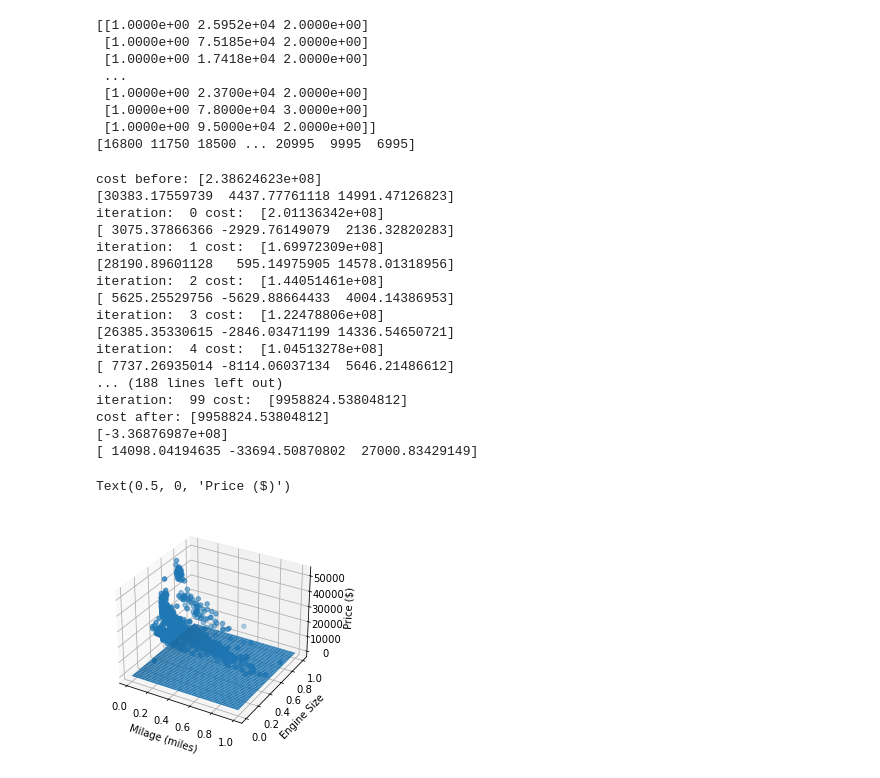
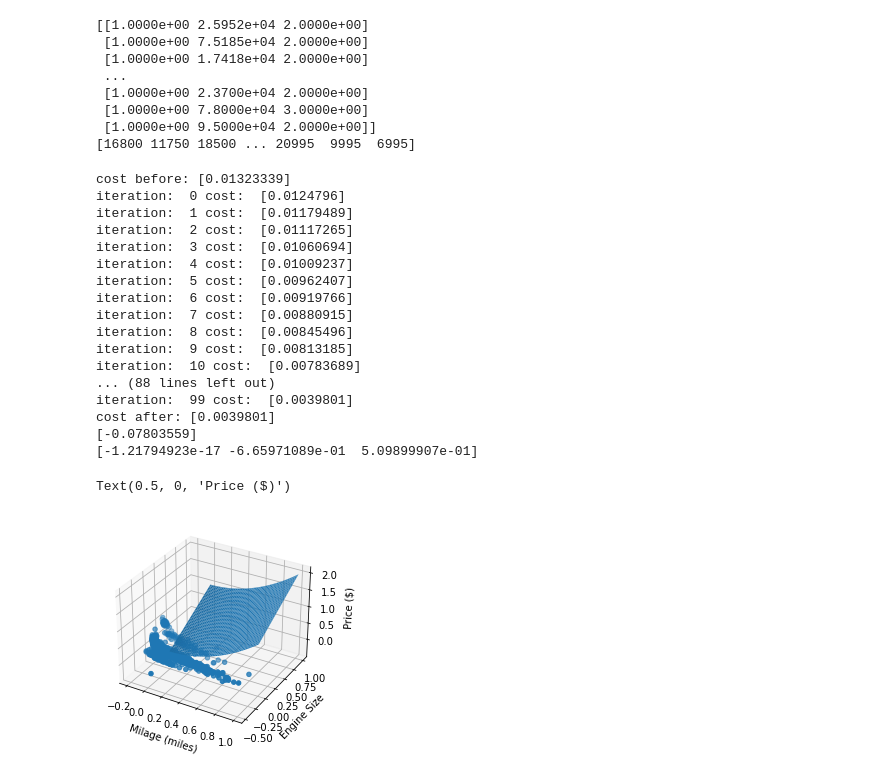
Before and after one commit to Zjjc123/stanford-ml-course, a Jupyter notebook: week-2/1.Multivariate Linear Regression.ipynb, the cells around one changed output. Cells and saved outputs as stored; diff of their text form; code cells hidden in the pictures.

```diff
--- a/week-2/1.Multivariate Linear Regression.ipynb
+++ b/week-2/1.Multivariate Linear Regression.ipynb
@@ -156,6 +156,7 @@ def cost_function(inputs, outputs, thetas):
         sum_cost += np.square(hypothesis_function(inputs[i], thetas) - outputs[i])
     return sum_cost / (2 * m)
 
+# partial derivative of thetas
 def partial_derivative(inputs, outputs, thetas, x_terms):
     sum_d = 0
     m = inputs.shape[0]
@@ -164,6 +165,7 @@ def partial_derivative(inputs, outputs, thetas, x_terms):
         sum_d += (hypothesis_function(inputs[i], thetas) - outputs[i]) * x_terms[i]
     return sum_d / m
 
+# gradient descent
 def gradient_descent(inputs, outputs, thetas, alpha):
     new_thetas = np.zeros(thetas.shape[0])
     # for each theta calculate the partial derivative
@@ -171,8 +173,14 @@ def gradient_descent(inputs, outputs, thetas, alpha):
         # use inputs[:,j] to get the corresponding feature column
         step = alpha * partial_derivative(inputs, outputs, thetas, inputs[:,j])
         new_thetas[j] = thetas[j] - step
-    print (new_thetas)
     return new_thetas
+
+# normalization function
+def mean_normalization(data):
+    d_range = np.max(data) - np.min(data)
+    d_mean = np.average(data)
+    normalize = lambda x: (x - d_mean)/d_range
+    return normalize(data)
 
 # learning rate
 a = 1.5
@@ -184,67 +192,62 @@ _thetas = np.zeros(input_data.shape[1])
 
 # normalizing features
 normalized_input_data = np.zeros((input_data.shape[0], input_data.shape[1]))
-for i in range(0, input_data.shape[1]):
-    if (i == 0):
-        for j in range(input_data.shape[0]):
-            normalized_input_data[j,i] = 1
-    else:
-        a_max = np.max(input_data[:,i])
-        a_min = np.min(input_data[:,i])
-        for j in range(input_data.shape[0]):
-            normalized_input_data[j, i] = input_data[j, i] / (a_max - a_min)
+normalized_input_data[:,0] = np.ones(input_data.shape[0])
+for i in range(1, input_data.shape[1]):
+    normalized_input_data[:,i] = mean_normalization(input_data[:,i])
+normalized_output_data = mean_normalization(output_data)
 
-print('cost before:', cost_function(normalized_input_data, output_data, _thetas))
+print('cost before:', cost_function(normalized_input_data, normalized_output_data, _thetas))
 
 for i in range(iterations):
-    _thetas = gradient_descent(normalized_input_data, output_data, _thetas, a)
-    print("iteration: ", i, "cost: ", cost_function(normalized_input_data, output_data, _thetas))
+    _thetas = gradient_descent(normalized_input_data, normalized_output_data, _thetas, a)
+    print("iteration: ", i, "cost: ", cost_function(normalized_input_data, normalized_output_data, _thetas))
 
-print('cost after:', cost_function(normalized_input_data, output_data, _thetas))
+print('cost after:', cost_function(normalized_input_data, normalized_output_data, _thetas))
 
 fig = plt.figure()
 ax = plt.axes(projection="3d")
 
-ax.scatter3D(normalized_input_data[:,1], normalized_input_data[:,2], output_data)
+ax.scatter3D(normalized_input_data[:,1], normalized_input_data[:,2], normalized_output_data)
 
-x_lin = np.linspace(0, np.max(normalized_input_data[:,1]), normalized_input_data.shape[0])
-y_lin = np.linspace(0, np.max(normalized_input_data[:,2]), normalized_input_data.shape[0])
+x_lin = np.linspace(0, 1, normalized_input_data.shape[0])
+y_lin = np.linspace(0, 1, normalized_input_data.shape[0])
 z_lin = np.zeros(normalized_input_data.shape[0])
 
 for i in range(normalized_input_data.shape[0]):
     z_lin[i] = hypothesis_function([1, x_lin[i], y_lin[i]], _thetas)
 
 def fun(x, y):
     return x**2 + y
 
 X, Y = np.meshgrid(x_lin, y_lin)
 zs = np.array(fun(np.ravel(X), np.ravel(Y)))
 Z = zs.reshape(X.shape)
 ax.plot_surface(X, Y, Z)
 
-print(hypothesis_function([1, 10000, 2], _thetas))
+print(hypothesis_function([1, 0.5, 0.5], _thetas))
 print(_thetas)
 
 ax.set_xlabel("Milage (miles)")
 ax.set_ylabel("Engine Size")
 ax.set_zlabel("Price ($)")
 # %% [output]
-cost before: [2.38624623e+08]
-[30383.17559739  4437.77761118 14991.47126823]
-iteration:  0 cost:  [2.01136342e+08]
-[ 3075.37866366 -2929.76149079  2136.32820283]
-iteration:  1 cost:  [1.69972309e+08]
-[28190.89601128   595.14975905 14578.01318956]
-iteration:  2 cost:  [1.44051461e+08]
-[ 5625.25529756 -5629.88664433  4004.14386953]
-iteration:  3 cost:  [1.22478806e+08]
-[26385.35330615 -2846.03471199 14336.54650721]
-iteration:  4 cost:  [1.04513278e+08]
-[ 7737.26935014 -8114.06037134  5646.21486612]
-... (188 lines left out)
-iteration:  99 cost:  [9958824.53804812]
-cost after: [9958824.53804812]
-[-3.36876987e+08]
-[ 14098.04194635 -33694.50870802  27000.83429149]
+cost before: [0.01323339]
+iteration:  0 cost:  [0.0124796]
+iteration:  1 cost:  [0.01179489]
+iteration:  2 cost:  [0.01117265]
+iteration:  3 cost:  [0.01060694]
+iteration:  4 cost:  [0.01009237]
+iteration:  5 cost:  [0.00962407]
+iteration:  6 cost:  [0.00919766]
+iteration:  7 cost:  [0.00880915]
+iteration:  8 cost:  [0.00845496]
+iteration:  9 cost:  [0.00813185]
+iteration:  10 cost:  [0.00783689]
+... (88 lines left out)
+iteration:  99 cost:  [0.0039801]
+cost after: [0.0039801]
+[-0.07803559]
+[-1.21794923e-17 -6.65971089e-01  5.09899907e-01]
 Text(0.5, 0, 'Price ($)')
-[figure, old version]
+[figure, new version]
```
